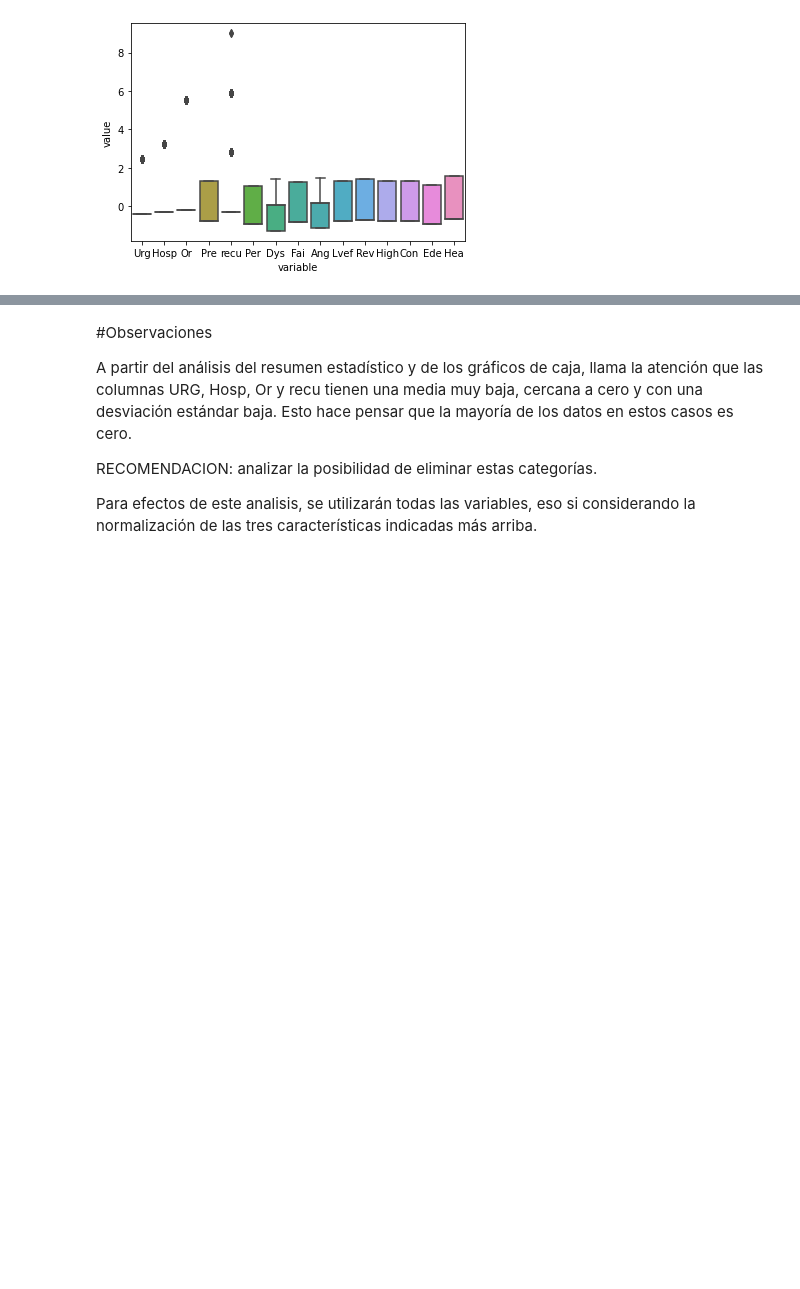
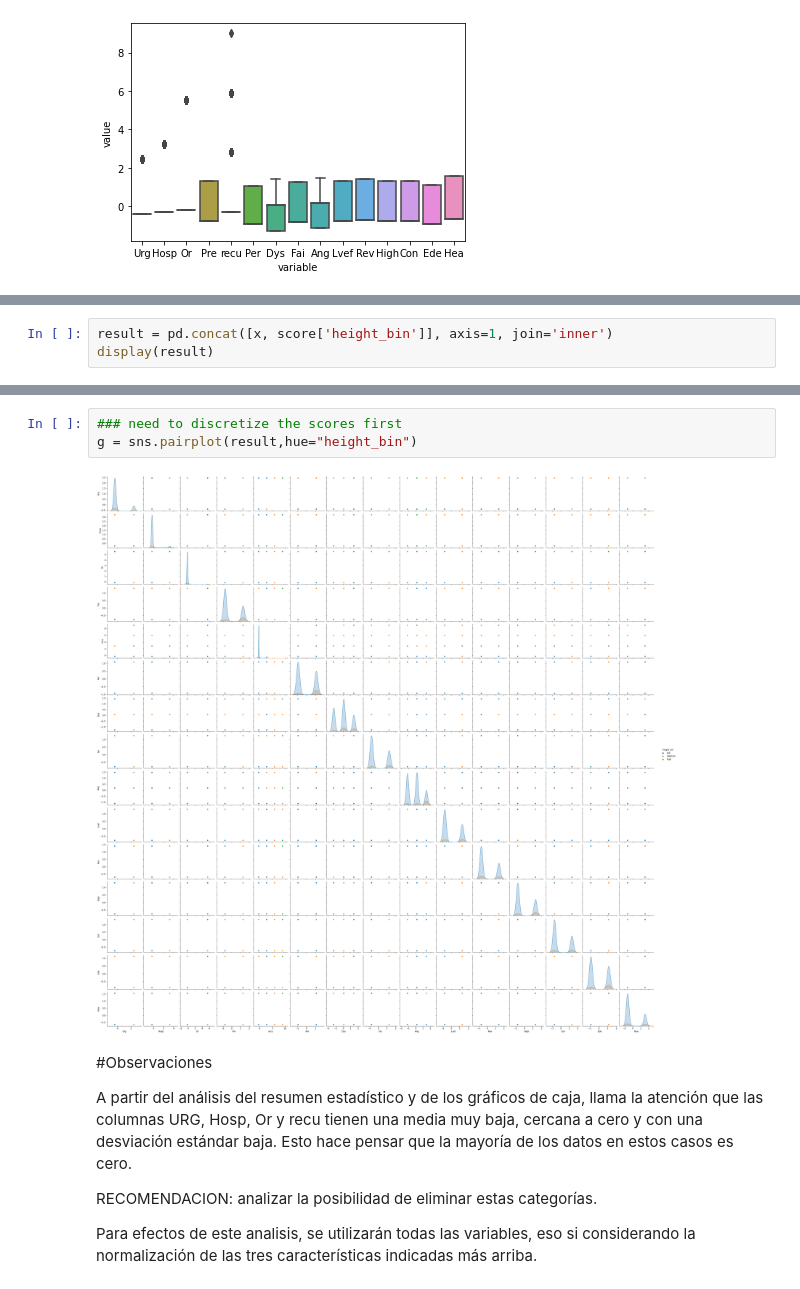
Before and after one commit to castudil/cardiology, a Jupyter notebook: cardiology.ipynb, the cells around one changed output, grey strips where cells are left out. Saved outputs shown, nothing was run; the diff lists cells and outputs as text; blank space fills up the shorter version.

```diff
--- a/cardiology.ipynb
+++ b/cardiology.ipynb
@@ -76,0 +201,3 @@ plt.show()
+# %%
+result = pd.concat([x, score['height_bin']], axis=1, join='inner')
+display(result)
@@ -77,3 +218,8 @@ plt.show()
+# %%
+### need to discretize the scores first
+g = sns.pairplot(result,hue="height_bin")
+# %% [output]
+[figure, added]
 # %% [markdown]
 #Observaciones
 
```
Also changed, not shown: parts of 14 cells of this notebook.
